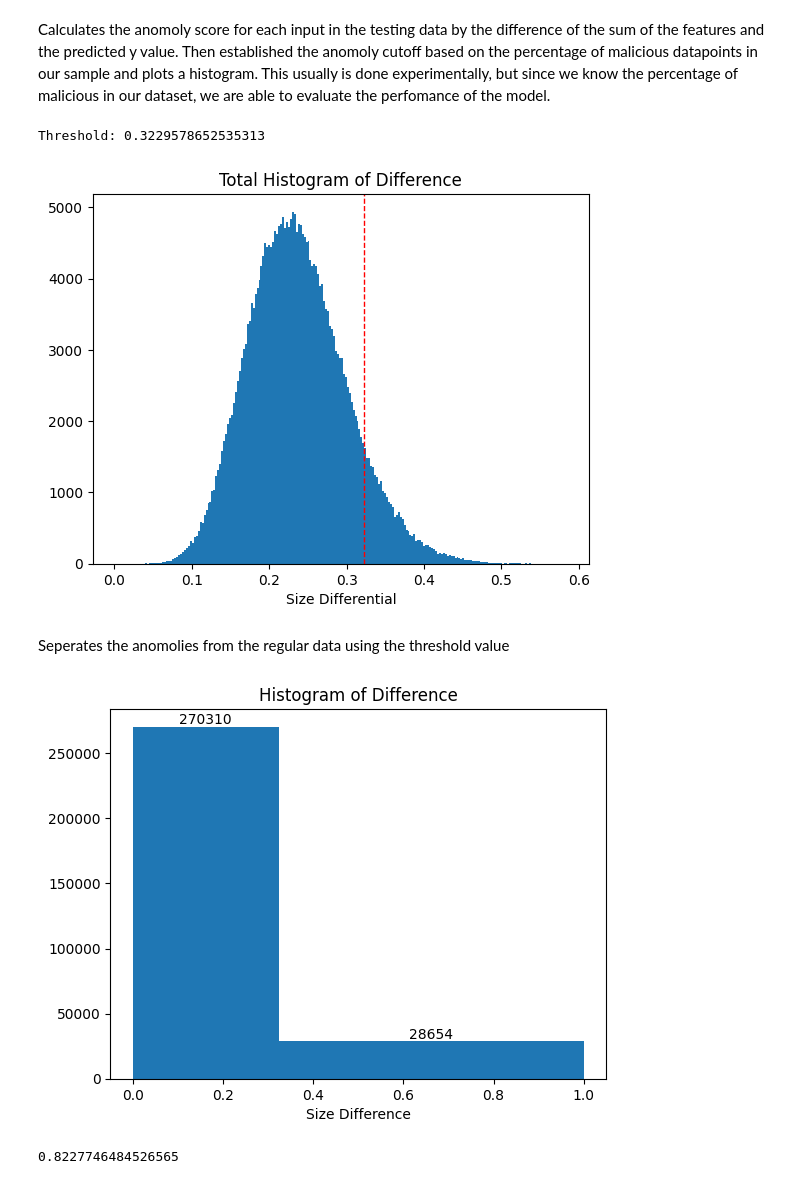
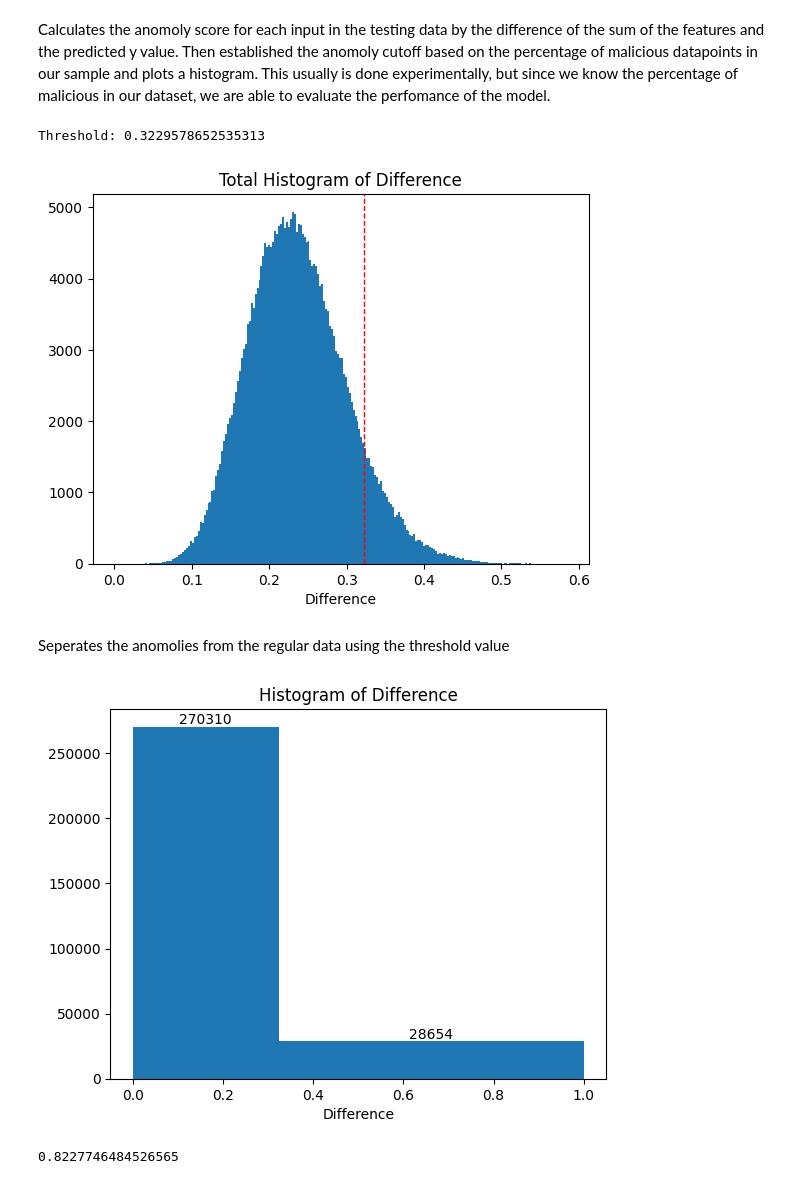
Before and after one commit to kaigomes7/insider_threat_detection, a Jupyter notebook: loader.ipynb, the cells around one changed output. Saved outputs shown, nothing was run; the diff lists cells and outputs as text; code cells hidden in the pictures.

```diff
--- a/loader.ipynb
+++ b/loader.ipynb
@@ -357,30 +357,30 @@ Calculates the anomoly score for each input in the testing data by the differenc
 # %%
 diff = [abs(x.sum() - y.sum())/X_test.shape[1] for x, y in zip(X_test, yhat)]
 plot = plt.hist(diff, bins='auto')
 plt.title("Total Histogram of Difference")
-plt.xlabel("Size Differential")
+plt.xlabel("Difference")
 
 i, total, percent = 0,0,0
 while percent < .9:
     total+=plot[0][i]
     percent =  total / X_test.shape[0]
     i+=1
 print("Threshold:", plot[1][i])
 plt.axvline(plot[1][i], color='red', linestyle='dashed', linewidth=1)
 plt.show()
 # %% [output]
 Threshold: 0.3229578652535313
-[figure, old version]
+[figure, new version]
 # %% [markdown]
 Seperates the anomolies from the regular data using the threshold value
 # %%
 counts, edges, bars = plt.hist(diff,bins=[0,plot[1][i],1])
 size_bar = plt.bar_label(bars)
 plt.title("Histogram of Difference")
-plt.xlabel("Size Difference")
+plt.xlabel("Difference")
 plt.show()
 # %% [output]
-[figure, old version]
+[figure, new version]
 # %%
 threshold = plot[1][i]
 thresh_classification = [0 if x < threshold else 1 for x in diff]
```
